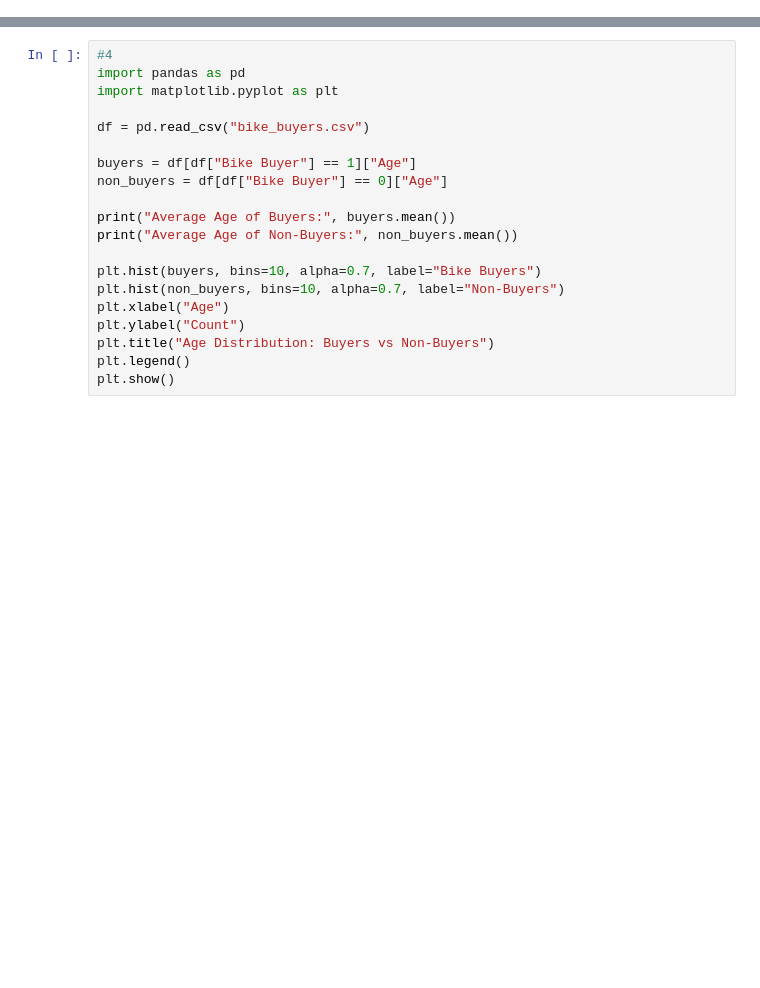
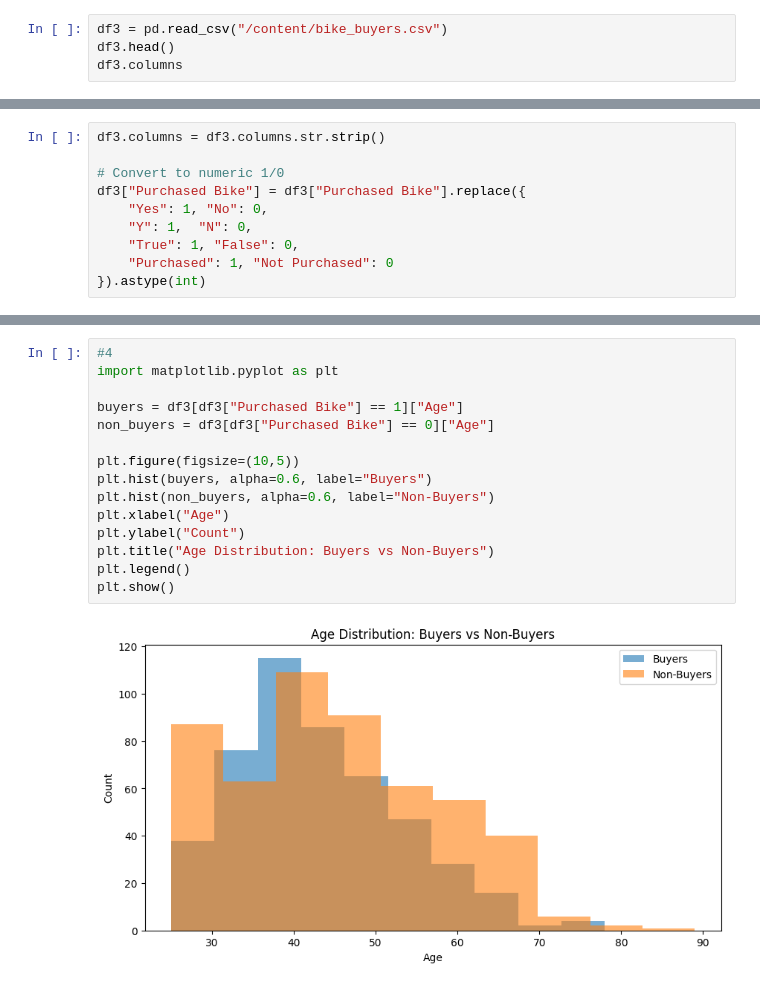
Before and after one commit to 5umitpandey/MCA_308, a Jupyter notebook: Assignment_3.ipynb, the cells around one changed output, grey strips where cells are left out. Drawn from its saved outputs; the diff is of its cells as text; blank space fills up the shorter version.

```diff
--- a/Assignment_3.ipynb
+++ b/Assignment_3.ipynb
@@ -56,0 +94,4 @@ FileNotFoundError: [Errno 2] No such file or directory: 'archive/AWCustomers.csv
+# %%
+df3 = pd.read_csv("/content/bike_buyers.csv")
+df3.head()
+df3.columns
@@ -57 +103,11 @@ FileNotFoundError: [Errno 2] No such file or directory: 'archive/AWCustomers.csv
+# %%
+df3.columns = df3.columns.str.strip()
+
+# Convert to numeric 1/0
+df3["Purchased Bike"] = df3["Purchased Bike"].replace({
+    "Yes": 1, "No": 0,
+    "Y": 1,  "N": 0,
+    "True": 1, "False": 0,
+    "Purchased": 1, "Not Purchased": 0
+}).astype(int)
 # %%
@@ -69,21 +129,18 @@ FileNotFoundError: [Errno 2] No such file or directory: 'bike_buyers.csv'
 # %%
 #4
-import pandas as pd
 import matplotlib.pyplot as plt
 
-df = pd.read_csv("bike_buyers.csv")
+buyers = df3[df3["Purchased Bike"] == 1]["Age"]
+non_buyers = df3[df3["Purchased Bike"] == 0]["Age"]
 
-buyers = df[df["Bike Buyer"] == 1]["Age"]
-non_buyers = df[df["Bike Buyer"] == 0]["Age"]
-
-print("Average Age of Buyers:", buyers.mean())
-print("Average Age of Non-Buyers:", non_buyers.mean())
-
-plt.hist(buyers, bins=10, alpha=0.7, label="Bike Buyers")
-plt.hist(non_buyers, bins=10, alpha=0.7, label="Non-Buyers")
+plt.figure(figsize=(10,5))
+plt.hist(buyers, alpha=0.6, label="Buyers")
+plt.hist(non_buyers, alpha=0.6, label="Non-Buyers")
 plt.xlabel("Age")
 plt.ylabel("Count")
 plt.title("Age Distribution: Buyers vs Non-Buyers")
 plt.legend()
 plt.show()
+# %% [output]
+[figure, added]
 # %%
```
Also changed, not shown: parts of 7 cells of this notebook, 1 other file.
